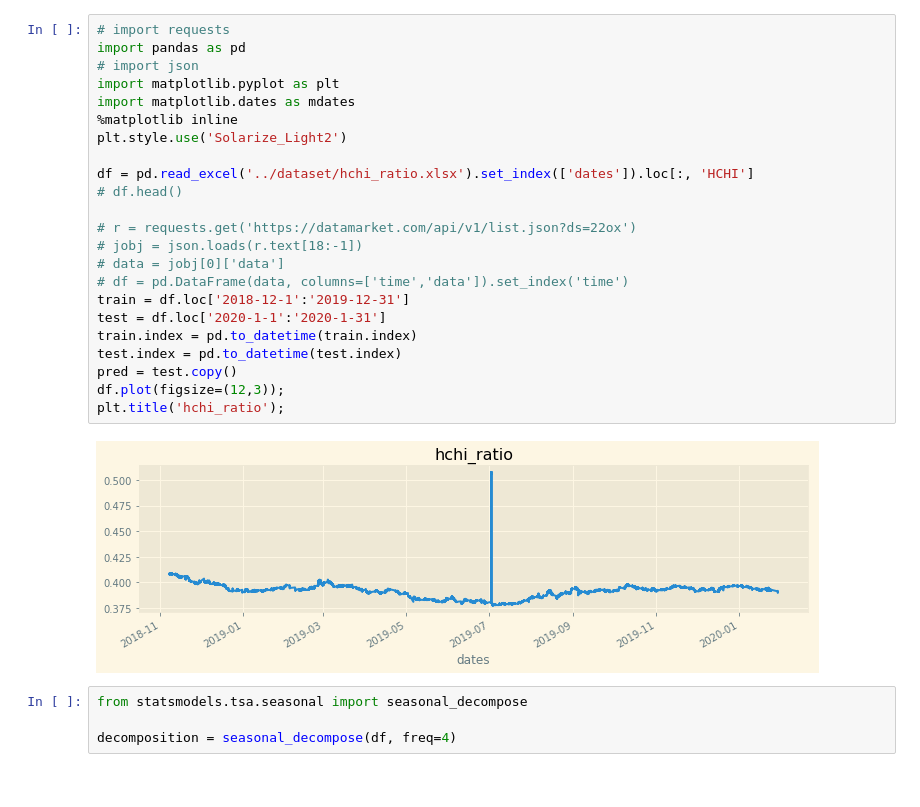
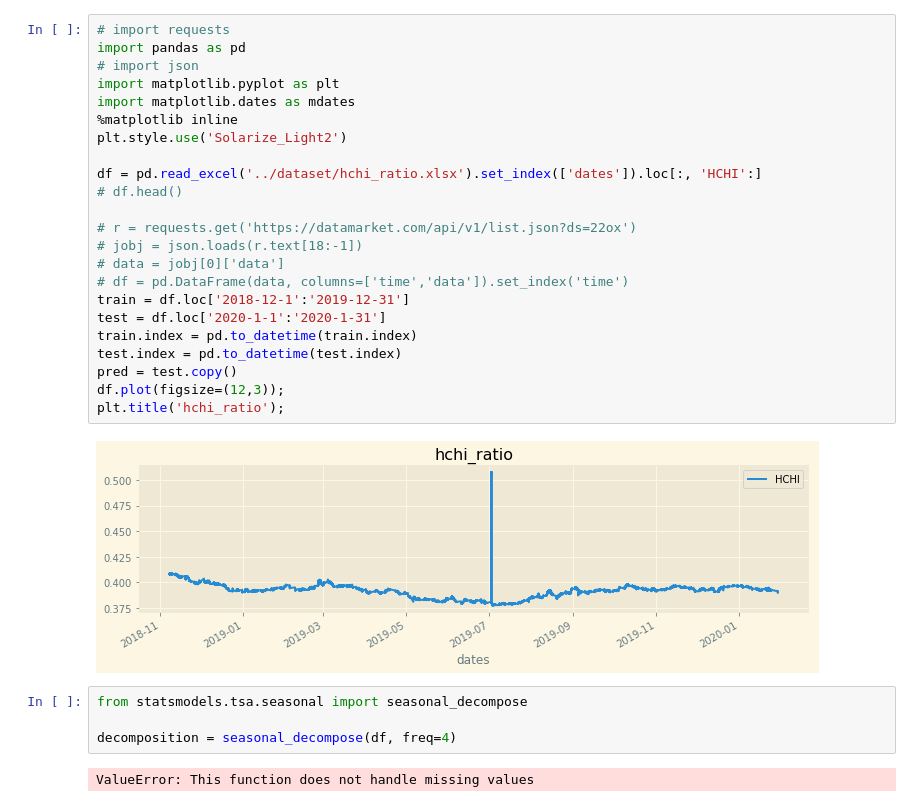
Before and after one commit to yingchen0505/stock_forecast, a Jupyter notebook: deep-learning/Sarima.ipynb, the cells around one changed output. Cells and saved outputs as stored; diff of their text form.

```diff
--- a/deep-learning/Sarima.ipynb
+++ b/deep-learning/Sarima.ipynb
@@ -1,32 +1,34 @@
 # %%
 # import requests
 import pandas as pd
 # import json
 import matplotlib.pyplot as plt
 import matplotlib.dates as mdates
 %matplotlib inline
 plt.style.use('Solarize_Light2')
 
-df = pd.read_excel('../dataset/hchi_ratio.xlsx').set_index(['dates']).loc[:, 'HCHI']
+df = pd.read_excel('../dataset/hchi_ratio.xlsx').set_index(['dates']).loc[:, 'HCHI':]
 # df.head()
 
 # r = requests.get('https://datamarket.com/api/v1/list.json?ds=22ox')
 # jobj = json.loads(r.text[18:-1])
 # data = jobj[0]['data']
 # df = pd.DataFrame(data, columns=['time','data']).set_index('time')
 train = df.loc['2018-12-1':'2019-12-31']
 test = df.loc['2020-1-1':'2020-1-31']
 train.index = pd.to_datetime(train.index)
 test.index = pd.to_datetime(test.index)
 pred = test.copy()
 df.plot(figsize=(12,3));
 plt.title('hchi_ratio');
 # %% [output]
-[figure, old version]
+[figure, new version]
 # %%
 from statsmodels.tsa.seasonal import seasonal_decompose
 
 decomposition = seasonal_decompose(df, freq=4)
+# %% [output]
+ValueError: This function does not handle missing values
 # %%
 import numpy as np
 import statsmodels.api as sm
```
Also changed, not shown: parts of 4 cells of this notebook.
